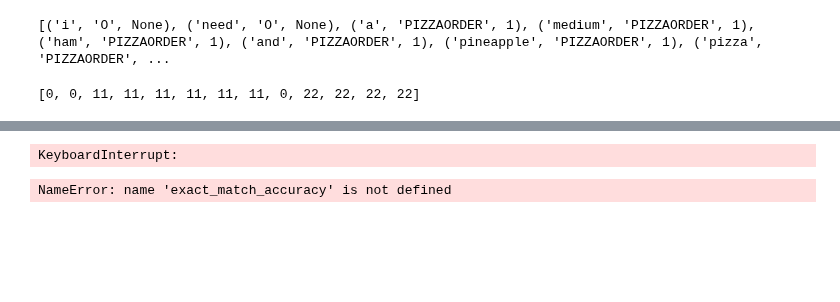
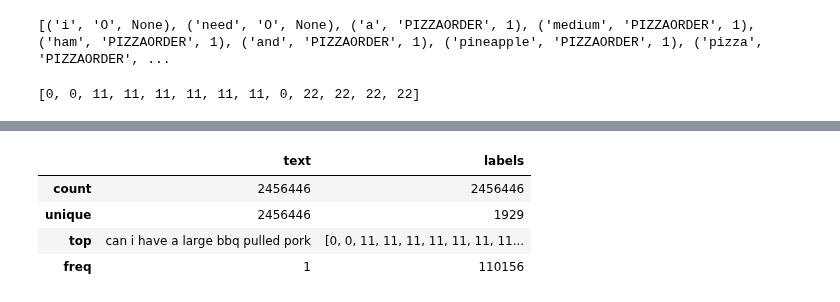
Before and after one commit to IbraheimTarek/NER-Project, a Jupyter notebook: notebooks/Bilstm_model_3.ipynb, the cells around one changed output, grey strips where cells are left out. Drawn from its saved outputs; the diff is of its cells as text; code cells hidden in the pictures; blank space fills up the shorter version.

```diff
--- a/notebooks/Bilstm_model_3.ipynb
+++ b/notebooks/Bilstm_model_3.ipynb
@@ -260,19 +137,0 @@ criterion = nn.CrossEntropyLoss(ignore_index=pad_idx)
-# %%
-
-n_epochs = 5
-for epoch in range(n_epochs):
-    train_loss = train_model(model, train_loader, optimizer, criterion)
-    val_loss = evaluate_loss(model, val_loader, criterion)
-
-    # Compute exact match accuracy on dev set
-    exact_match = exact_match_accuracy(model, dev_dataset, src_word2idx, tgt_word2idx, tgt_idx2word, max_src_len)
-
-    print(f"Epoch {epoch+1}/{n_epochs} | Train Loss: {train_loss:.3f} | Val Loss: {val_loss:.3f} | Dev Exact Match: {exact_match:.2%}")
-# %% [output]
-KeyboardInterrupt:
-# %%
-# Final evaluation on dev
-exact_match_final = exact_match_accuracy(model, dev_dataset, src_word2idx, tgt_word2idx, tgt_idx2word, max_src_len)
-print("Final Dev Exact Match Accuracy:", exact_match_final)
-# %% [output]
-NameError: name 'exact_match_accuracy' is not defined
@@ -278,0 +163,13 @@ NameError: name 'exact_match_accuracy' is not defined
+# %%
+import pandas as pd
+train_path = '../dataset/training_data_model1.json'
+dev_path = "../dataset/dev_data_model1.json"
+df = pd.read_json(train_path, lines=True)
+dev = pd.read_json(dev_path, lines=True)
+df.describe()
+# %% [output]
+|  | text | labels |
+| count | 2456446 | 2456446 |
+| unique | 2456446 | 1929 |
+| top | can i have a large bbq pulled pork | [0, 0, 11, 11, 11, 11, 11, 11, 11... |
+| freq | 1 | 110156 |
```
Also changed, not shown: parts of 34 cells of this notebook.
